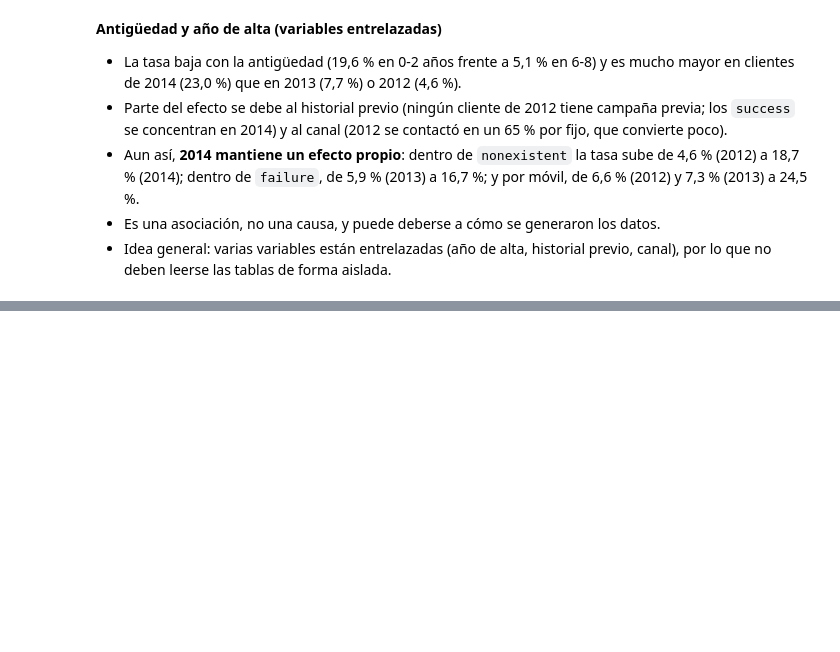
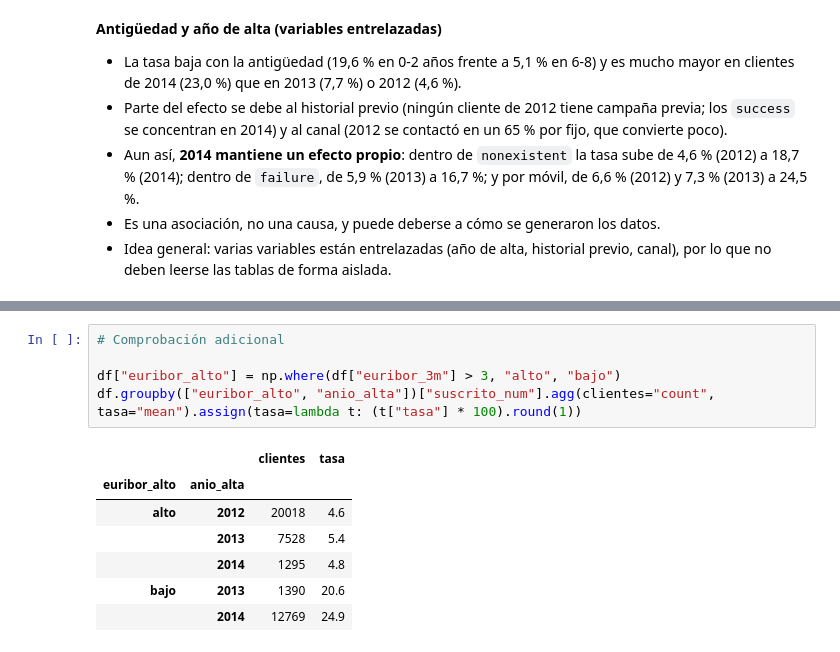
Before and after one commit to AntonioRojasBoquizo/00_da_p04_v01, a Jupyter notebook: notebooks/03_analisis_y_visualizacion.ipynb, the cells around one changed output, grey strips where cells are left out. Cells and saved outputs as stored; diff of their text form; blank space fills up the shorter version.

```diff
--- a/notebooks/03_analisis_y_visualizacion.ipynb
+++ b/notebooks/03_analisis_y_visualizacion.ipynb
@@ -473,0 +587,13 @@ df.groupby(["medio_contacto", "anio_alta"])["suscrito_num"].agg(clientes="count"
+# %%
+# Comprobación adicional
+
+df["euribor_alto"] = np.where(df["euribor_3m"] > 3, "alto", "bajo")
+df.groupby(["euribor_alto", "anio_alta"])["suscrito_num"].agg(clientes="count", tasa="mean").assign(tasa=lambda t: (t["tasa"] * 100).round(1))
+# %% [output]
+|  |  | clientes | tasa |
+| euribor_alto | anio_alta |  |  |
+| alto | 2012 | 20018 | 4.6 |
+|  | 2013 | 7528 | 5.4 |
+|  | 2014 | 1295 | 4.8 |
+| bajo | 2013 | 1390 | 20.6 |
+|  | 2014 | 12769 | 24.9 |
```
Also changed, not shown: parts of 10 cells of this notebook.
